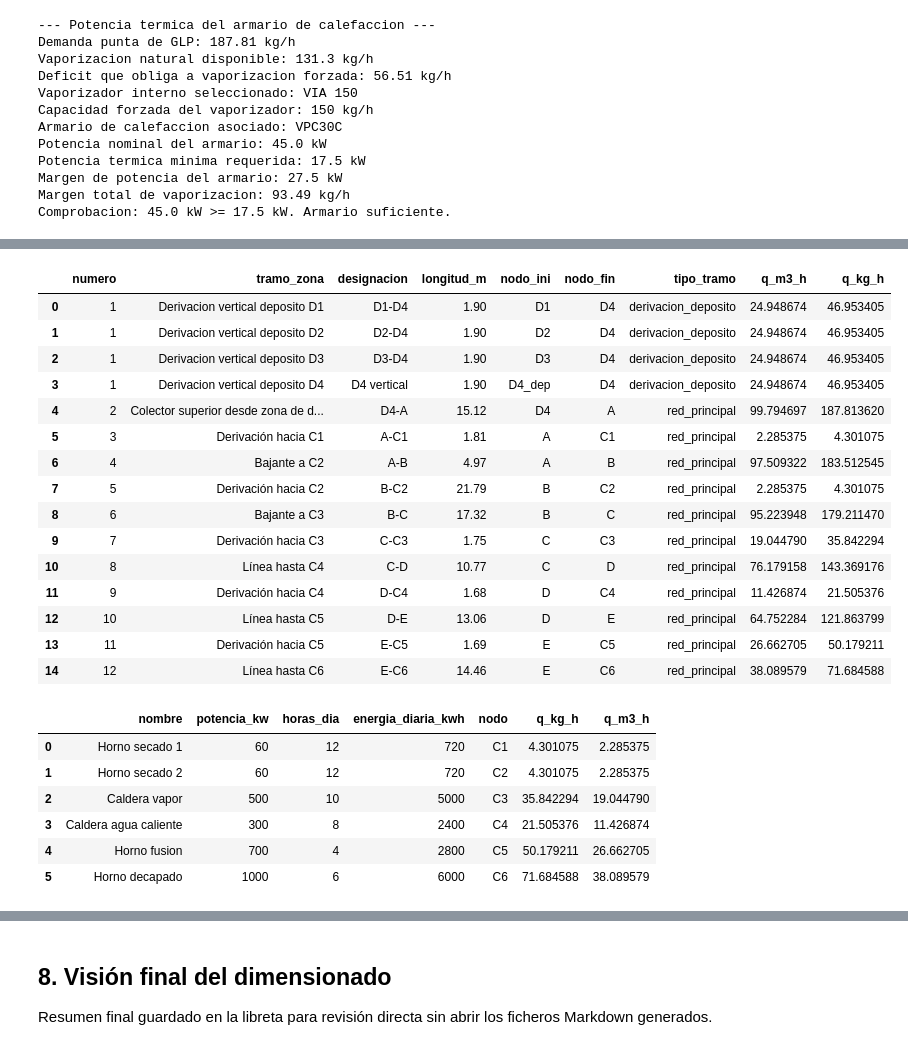
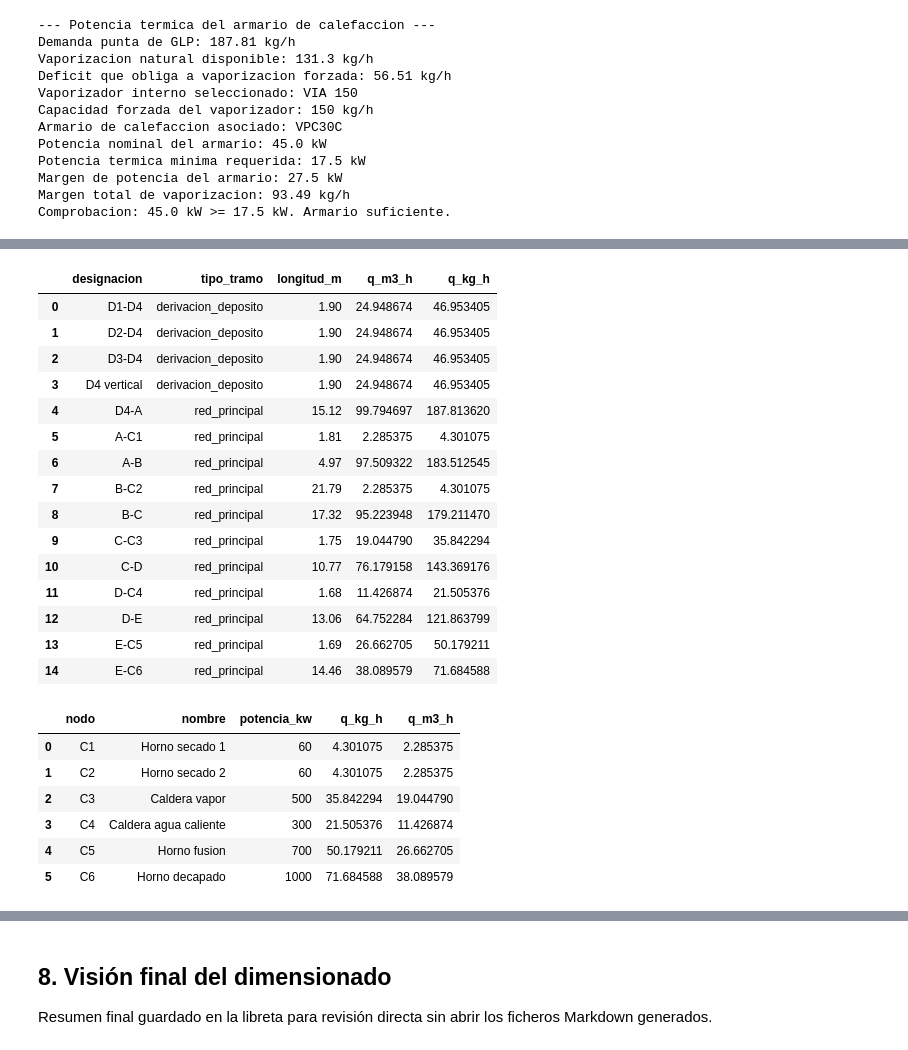
Before and after one commit to Aleesca/Practica_GLP, a Jupyter notebook: calculos/calculos.ipynb, the cells around one changed output, grey strips where cells are left out. Saved outputs shown, nothing was run; the diff lists cells and outputs as text; code cells hidden in the pictures.

```diff
--- a/calculos/calculos.ipynb
+++ b/calculos/calculos.ipynb
@@ -749,34 +532,38 @@ Anotacion tecnica generada: H:\Unidades compartidas\Practicas_Inst2\4_GLPs\Proye
 Tramos dimensionados: 15
 No conformidades: 0
 # %%
-# 7.2. Tabla limpia de tramos y caudales
-df_tramos_limpio
+# 7.2. Tramos y caudales
+cols_tramos_visible = ['designacion', 'tipo_tramo', 'longitud_m', 'q_m3_h', 'q_kg_h']
+df_tramos_visible = df_tramos_limpio[cols_tramos_visible].copy()
+df_tramos_visible
 # %% [output]
-|  | numero | tramo_zona | designacion | longitud_m | nodo_ini | nodo_fin | tipo_tramo | q_m3_h | q_kg_h |
-| 0 | 1 | Derivacion vertical deposito D1 | D1-D4 | 1.90 | D1 | D4 | derivacion_deposito | 24.948674 | 46.953405 |
-| 1 | 1 | Derivacion vertical deposito D2 | D2-D4 | 1.90 | D2 | D4 | derivacion_deposito | 24.948674 | 46.953405 |
-| 2 | 1 | Derivacion vertical deposito D3 | D3-D4 | 1.90 | D3 | D4 | derivacion_deposito | 24.948674 | 46.953405 |
-| 3 | 1 | Derivacion vertical deposito D4 | D4 vertical | 1.90 | D4_dep | D4 | derivacion_deposito | 24.948674 | 46.953405 |
-| 4 | 2 | Colector superior desde zona de d... | D4-A | 15.12 | D4 | A | red_principal | 99.794697 | 187.813620 |
-| 5 | 3 | Derivación hacia C1 | A-C1 | 1.81 | A | C1 | red_principal | 2.285375 | 4.301075 |
-| 6 | 4 | Bajante a C2 | A-B | 4.97 | A | B | red_principal | 97.509322 | 183.512545 |
-| 7 | 5 | Derivación hacia C2 | B-C2 | 21.79 | B | C2 | red_principal | 2.285375 | 4.301075 |
-| 8 | 6 | Bajante a C3 | B-C | 17.32 | B | C | red_principal | 95.223948 | 179.211470 |
-| 9 | 7 | Derivación hacia C3 | C-C3 | 1.75 | C | C3 | red_principal | 19.044790 | 35.842294 |
-| 10 | 8 | Línea hasta C4 | C-D | 10.77 | C | D | red_principal | 76.179158 | 143.369176 |
-| 11 | 9 | Derivación hacia C4 | D-C4 | 1.68 | D | C4 | red_principal | 11.426874 | 21.505376 |
-| 12 | 10 | Línea hasta C5 | D-E | 13.06 | D | E | red_principal | 64.752284 | 121.863799 |
-| 13 | 11 | Derivación hacia C5 | E-C5 | 1.69 | E | C5 | red_principal | 26.662705 | 50.179211 |
-| 14 | 12 | Línea hasta C6 | E-C6 | 14.46 | E | C6 | red_principal | 38.089579 | 71.684588 |
+|  | designacion | tipo_tramo | longitud_m | q_m3_h | q_kg_h |
+| 0 | D1-D4 | derivacion_deposito | 1.90 | 24.948674 | 46.953405 |
+| 1 | D2-D4 | derivacion_deposito | 1.90 | 24.948674 | 46.953405 |
+| 2 | D3-D4 | derivacion_deposito | 1.90 | 24.948674 | 46.953405 |
+| 3 | D4 vertical | derivacion_deposito | 1.90 | 24.948674 | 46.953405 |
+| 4 | D4-A | red_principal | 15.12 | 99.794697 | 187.813620 |
+| 5 | A-C1 | red_principal | 1.81 | 2.285375 | 4.301075 |
+| 6 | A-B | red_principal | 4.97 | 97.509322 | 183.512545 |
+| 7 | B-C2 | red_principal | 21.79 | 2.285375 | 4.301075 |
+| 8 | B-C | red_principal | 17.32 | 95.223948 | 179.211470 |
+| 9 | C-C3 | red_principal | 1.75 | 19.044790 | 35.842294 |
+| 10 | C-D | red_principal | 10.77 | 76.179158 | 143.369176 |
+| 11 | D-C4 | red_principal | 1.68 | 11.426874 | 21.505376 |
+| 12 | D-E | red_principal | 13.06 | 64.752284 | 121.863799 |
+| 13 | E-C5 | red_principal | 1.69 | 26.662705 | 50.179211 |
+| 14 | E-C6 | red_principal | 14.46 | 38.089579 | 71.684588 |
 # %%
-# 7.3. Consumidores asociados a C1-C6 y caudales de cálculo
-df_consumidores_red
+# 7.3. Consumidores y caudales de calculo
+cols_consumidores_visible = ['nodo', 'nombre', 'potencia_kw', 'q_kg_h', 'q_m3_h']
+df_consumidores_visible = df_consumidores_red[cols_consumidores_visible].copy()
+df_consumidores_visible
 # %% [output]
-|  | nombre | potencia_kw | horas_dia | energia_diaria_kwh | nodo | q_kg_h | q_m3_h |
-| 0 | Horno secado 1 | 60 | 12 | 720 | C1 | 4.301075 | 2.285375 |
-| 1 | Horno secado 2 | 60 | 12 | 720 | C2 | 4.301075 | 2.285375 |
-| 2 | Caldera vapor | 500 | 10 | 5000 | C3 | 35.842294 | 19.044790 |
-| 3 | Caldera agua caliente | 300 | 8 | 2400 | C4 | 21.505376 | 11.426874 |
-| 4 | Horno fusion | 700 | 4 | 2800 | C5 | 50.179211 | 26.662705 |
-| 5 | Horno decapado | 1000 | 6 | 6000 | C6 | 71.684588 | 38.089579 |
+|  | nodo | nombre | potencia_kw | q_kg_h | q_m3_h |
+| 0 | C1 | Horno secado 1 | 60 | 4.301075 | 2.285375 |
+| 1 | C2 | Horno secado 2 | 60 | 4.301075 | 2.285375 |
+| 2 | C3 | Caldera vapor | 500 | 35.842294 | 19.044790 |
+| 3 | C4 | Caldera agua caliente | 300 | 21.505376 | 11.426874 |
+| 4 | C5 | Horno fusion | 700 | 50.179211 | 26.662705 |
+| 5 | C6 | Horno decapado | 1000 | 71.684588 | 38.089579 |
 # %%
```
Also changed, not shown: parts of 7 cells of this notebook, 9 other files.
